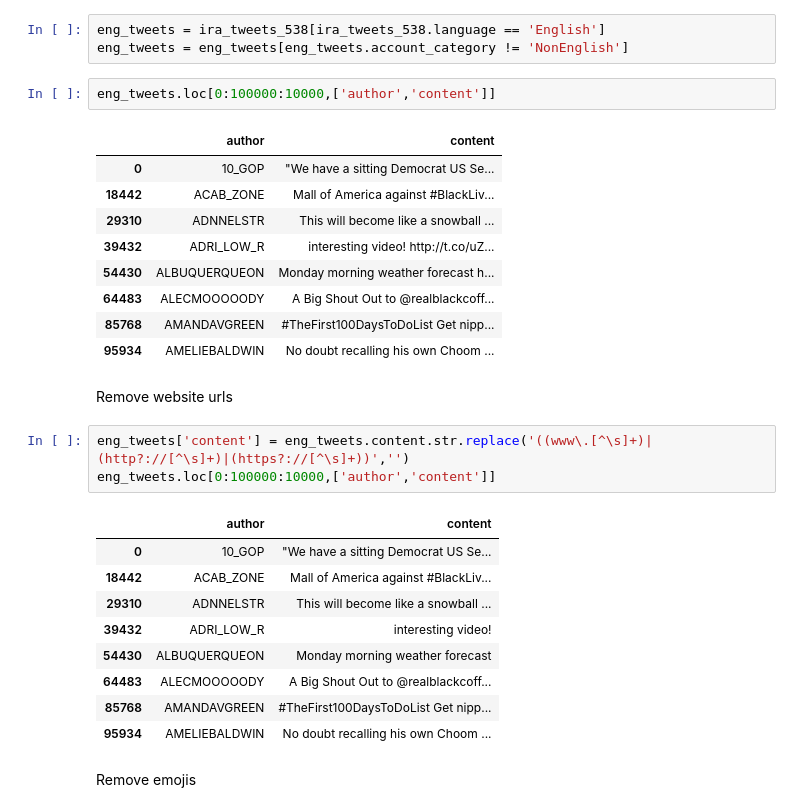
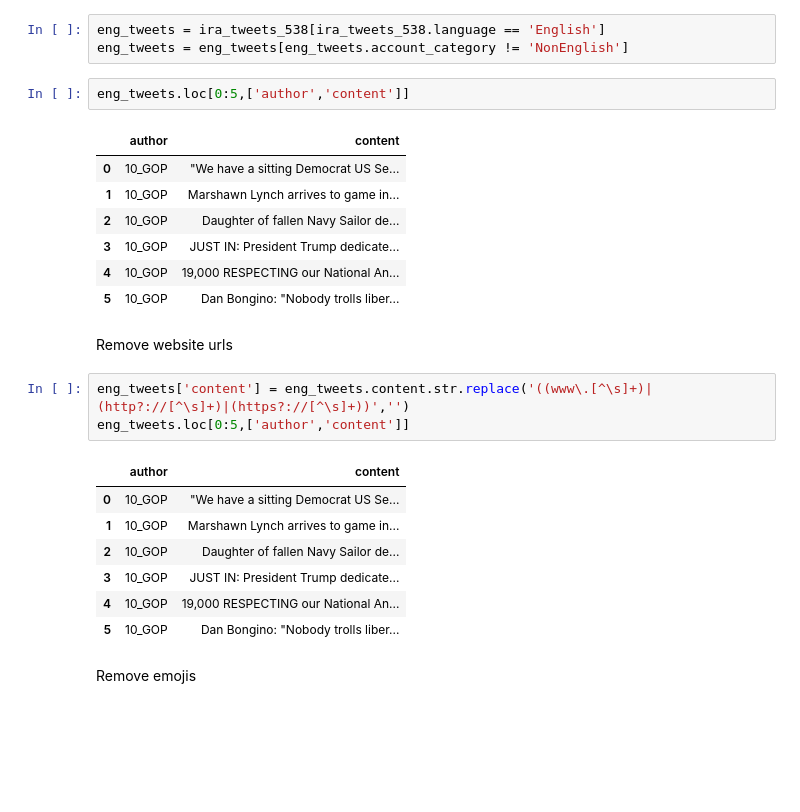
Before and after one commit to gcdunn/twitter-sockpuppet-nlp, a Jupyter notebook: Cleaning-EDA-538-1.ipynb, the cells around one changed output. Drawn from its saved outputs; the diff is of its cells as text; blank space fills up the shorter version.

```diff
--- a/Cleaning-EDA-538-1.ipynb
+++ b/Cleaning-EDA-538-1.ipynb
@@ -72,32 +73,28 @@ Select only tweets in English
 eng_tweets = ira_tweets_538[ira_tweets_538.language == 'English']
 eng_tweets = eng_tweets[eng_tweets.account_category != 'NonEnglish']
 # %%
-eng_tweets.loc[0:100000:10000,['author','content']]
+eng_tweets.loc[0:5,['author','content']]
 # %% [output]
 |  | author | content |
 | 0 | 10_GOP | "We have a sitting Democrat US Se... |
-| 18442 | ACAB_ZONE | Mall of America against #BlackLiv... |
-| 29310 | ADNNELSTR | This will become like a snowball ... |
-| 39432 | ADRI_LOW_R | interesting video! http://t.co/uZ... |
-| 54430 | ALBUQUERQUEON | Monday morning weather forecast h... |
-| 64483 | ALECMOOOOODY | A Big Shout Out to @realblackcoff... |
-| 85768 | AMANDAVGREEN | #TheFirst100DaysToDoList Get nipp... |
-| 95934 | AMELIEBALDWIN | No doubt recalling his own Choom ... |
+| 1 | 10_GOP | Marshawn Lynch arrives to game in... |
+| 2 | 10_GOP | Daughter of fallen Navy Sailor de... |
+| 3 | 10_GOP | JUST IN: President Trump dedicate... |
+| 4 | 10_GOP | 19,000 RESPECTING our National An... |
+| 5 | 10_GOP | Dan Bongino: "Nobody trolls liber... |
 # %% [markdown]
 Remove website urls
 # %%
 eng_tweets['content'] = eng_tweets.content.str.replace('((www\.[^\s]+)|(http?://[^\s]+)|(https?://[^\s]+))','')
-eng_tweets.loc[0:100000:10000,['author','content']]
+eng_tweets.loc[0:5,['author','content']]
 # %% [output]
 |  | author | content |
 | 0 | 10_GOP | "We have a sitting Democrat US Se... |
-| 18442 | ACAB_ZONE | Mall of America against #BlackLiv... |
-| 29310 | ADNNELSTR | This will become like a snowball ... |
-| 39432 | ADRI_LOW_R | interesting video! |
-| 54430 | ALBUQUERQUEON | Monday morning weather forecast |
-| 64483 | ALECMOOOOODY | A Big Shout Out to @realblackcoff... |
-| 85768 | AMANDAVGREEN | #TheFirst100DaysToDoList Get nipp... |
-| 95934 | AMELIEBALDWIN | No doubt recalling his own Choom ... |
+| 1 | 10_GOP | Marshawn Lynch arrives to game in... |
+| 2 | 10_GOP | Daughter of fallen Navy Sailor de... |
+| 3 | 10_GOP | JUST IN: President Trump dedicate... |
+| 4 | 10_GOP | 19,000 RESPECTING our National An... |
+| 5 | 10_GOP | Dan Bongino: "Nobody trolls liber... |
 # %% [markdown]
 Remove emojis
 # %%
```
Also changed, not shown: parts of 5 cells of this notebook.
